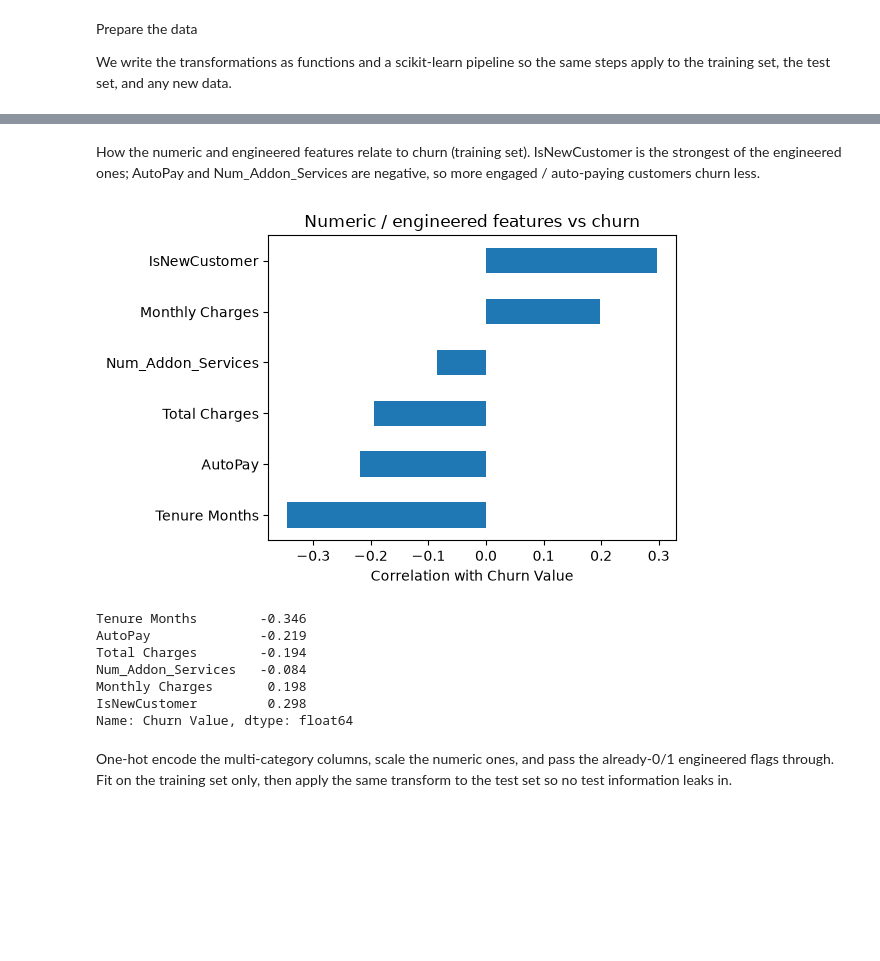
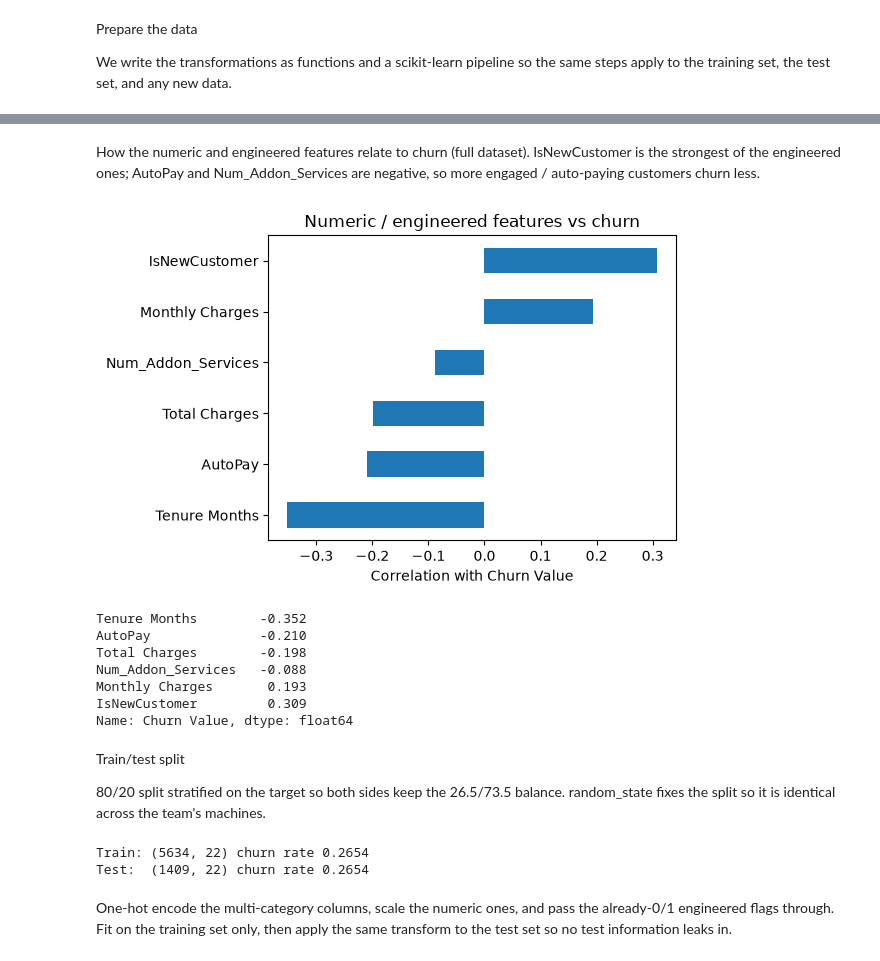
Before and after one commit to KirbyNguyen/AIT506-TeamProject, a Jupyter notebook: Week4-updated.ipynb, the cells around one changed output, grey strips where cells are left out. Drawn from its saved outputs; the diff is of its cells as text; code cells hidden in the pictures; blank space fills up the shorter version.

```diff
--- a/Week4-updated.ipynb
+++ b/Week4-updated.ipynb
@@ -287,0 +261,5 @@ X_train_raw: (5634, 22)  X_test_raw: (1409, 22)
+# %%
+X_all, y_all = make_Xy(df)
+
+print("Features:", X_all.shape)
+X_all.head()
@@ -288,30 +275,44 @@ X_train_raw: (5634, 22)  X_test_raw: (1409, 22)
 # %% [markdown]
-How the numeric and engineered features relate to churn (training set). IsNewCustomer is the strongest of the engineered ones;
+How the numeric and engineered features relate to churn (full dataset). IsNewCustomer is the strongest of the engineered ones;
 AutoPay and Num_Addon_Services are negative, so more engaged / auto-paying customers churn less.
 # %%
 engineered = ["Num_Addon_Services", "AutoPay", "IsNewCustomer",
               "Tenure Months", "Monthly Charges", "Total Charges"]
 corr_eng = (
-    X_train_raw[engineered].assign(**{"Churn Value": y_train.values})
+    X_all[engineered].assign(**{"Churn Value": y_all.values})
       .corr()["Churn Value"].drop("Churn Value").sort_values()
 )
 
 fig, ax = plt.subplots(figsize=(6, 4))
 corr_eng.plot(kind="barh", ax=ax)
 ax.set_xlabel("Correlation with Churn Value")
 ax.set_title("Numeric / engineered features vs churn")
 plt.tight_layout()
 plt.show()
 corr_eng.round(3)
 # %% [output]
-[figure, old version]
+[figure, new version]
-Tenure Months        -0.346
-AutoPay              -0.219
-Total Charges        -0.194
-Num_Addon_Services   -0.084
-Monthly Charges       0.198
-IsNewCustomer         0.298
+Tenure Months        -0.352
+AutoPay              -0.210
+Total Charges        -0.198
+Num_Addon_Services   -0.088
+Monthly Charges       0.193
+IsNewCustomer         0.309
 Name: Churn Value, dtype: float64
+# %% [markdown]
+Train/test split
+
+80/20 split stratified on the target so both sides keep the 26.5/73.5 balance. random_state fixes the split so it is identical across the team's machines.
+# %%
+X_train_raw, X_test_raw, y_train, y_test = train_test_split(
+    X_all, y_all, test_size=0.2, random_state=RANDOM_STATE, stratify=y_all
+)
+
+print("Train:", X_train_raw.shape, "churn rate", round(y_train.mean(), 4))
+print("Test: ", X_test_raw.shape, "churn rate", round(y_test.mean(), 4))
+# %% [output]
+Train: (5634, 22) churn rate 0.2654
+Test:  (1409, 22) churn rate 0.2654
 # %% [markdown]
 One-hot encode the multi-category columns, scale the numeric ones, and pass the already-0/1 engineered flags through.
 Fit on the training set only, then apply the same transform to the test set so no test information leaks in.
```
Also changed, not shown: parts of 14 cells of this notebook.
